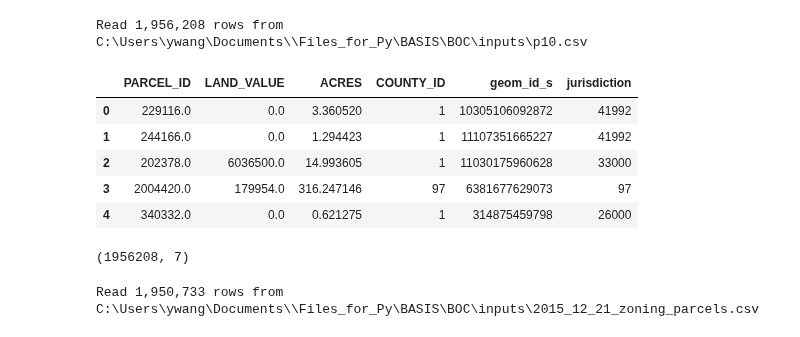
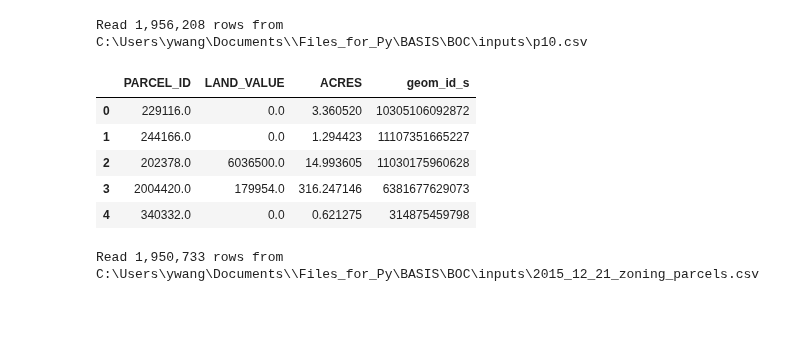
Before and after one commit to BayAreaMetro/petrale, a Jupyter notebook: policies/plu/BASIS_boc/1_PLU_BOC_data_combine.ipynb, the cells around one changed output. Saved outputs shown, nothing was run; the diff lists cells and outputs as text; code cells hidden in the pictures.

Commit message:
update COUNTY_ID and county_name based on parcels' new jurisdiction assignment

```diff
--- a/policies/plu/BASIS_boc/1_PLU_BOC_data_combine.ipynb
+++ b/policies/plu/BASIS_boc/1_PLU_BOC_data_combine.ipynb
@@ -24,40 +24,22 @@ today = datetime.today().strftime('%Y_%m_%d')
 # %%
 ## Pacel 10
 ### Origional sources: https://mtcdrive.app.box.com/folder/106699591369
 basemap_p10_file = os.path.join(input_dir, 'p10.csv')
 basemap_p10 = pd.read_csv(
     basemap_p10_file,
-    usecols =['PARCEL_ID','geom_id_s','COUNTY_ID','jurisdiction','ACRES','LAND_VALUE'],
-    dtype   ={'PARCEL_ID':np.float64, 'geom_id_s':str, 'COUNTY_ID':np.int32, 'juristiction':str,
+    usecols =['PARCEL_ID','geom_id_s','ACRES','LAND_VALUE'],
+    dtype   ={'PARCEL_ID':np.float64, 'geom_id_s':str,
               'ACRES':np.float64, 'LAND_VALUE':np.float64})
 print("Read {:,} rows from {}".format(len(basemap_p10), basemap_p10_file))
 display(basemap_p10.head())
 # %% [output]
 Read 1,956,208 rows from C:\Users\ywang\Documents\\Files_for_Py\BASIS\BOC\inputs\p10.csv
-|  | PARCEL_ID | LAND_VALUE | ACRES | COUNTY_ID | geom_id_s | jurisdiction |
-| 0 | 229116.0 | 0.0 | 3.360520 | 1 | 10305106092872 | 41992 |
-| 1 | 244166.0 | 0.0 | 1.294423 | 1 | 11107351665227 | 41992 |
-| 2 | 202378.0 | 6036500.0 | 14.993605 | 1 | 11030175960628 | 33000 |
-| 3 | 2004420.0 | 179954.0 | 316.247146 | 97 | 6381677629073 | 97 |
-| 4 | 340332.0 | 0.0 | 0.621275 | 1 | 314875459798 | 26000 |
+|  | PARCEL_ID | LAND_VALUE | ACRES | geom_id_s |
+| 0 | 229116.0 | 0.0 | 3.360520 | 10305106092872 |
+| 1 | 244166.0 | 0.0 | 1.294423 | 11107351665227 |
+| 2 | 202378.0 | 6036500.0 | 14.993605 | 11030175960628 |
+| 3 | 2004420.0 | 179954.0 | 316.247146 | 6381677629073 |
+| 4 | 340332.0 | 0.0 | 0.621275 | 314875459798 |
-# %%
-cnty = {'Alameda': 1.0,
-'Contra Costa': 13.0,
-'Marin': 41.0,
-'Napa': 55.0,
-'San Francisco': 75.0,
-'San Mateo': 81.0,
-'Santa Clara': 85.0,
-'Solano': 95.0,
-'Sonoma': 97.0}
-
-ctyMap = pd.DataFrame(cnty.items(), columns=['CTY_NAME', 'COUNTY_ID'])
-
-basemap_p10 = basemap_p10.merge(ctyMap,on='COUNTY_ID',how='left')
-print(basemap_p10.shape)
-#display(basemap_p10.head())
-# %% [output]
-(1956208, 7)
 # %%
 ###### P10 parcels zoining designations
 
```
Also changed, not shown: parts of 5 cells of this notebook.
